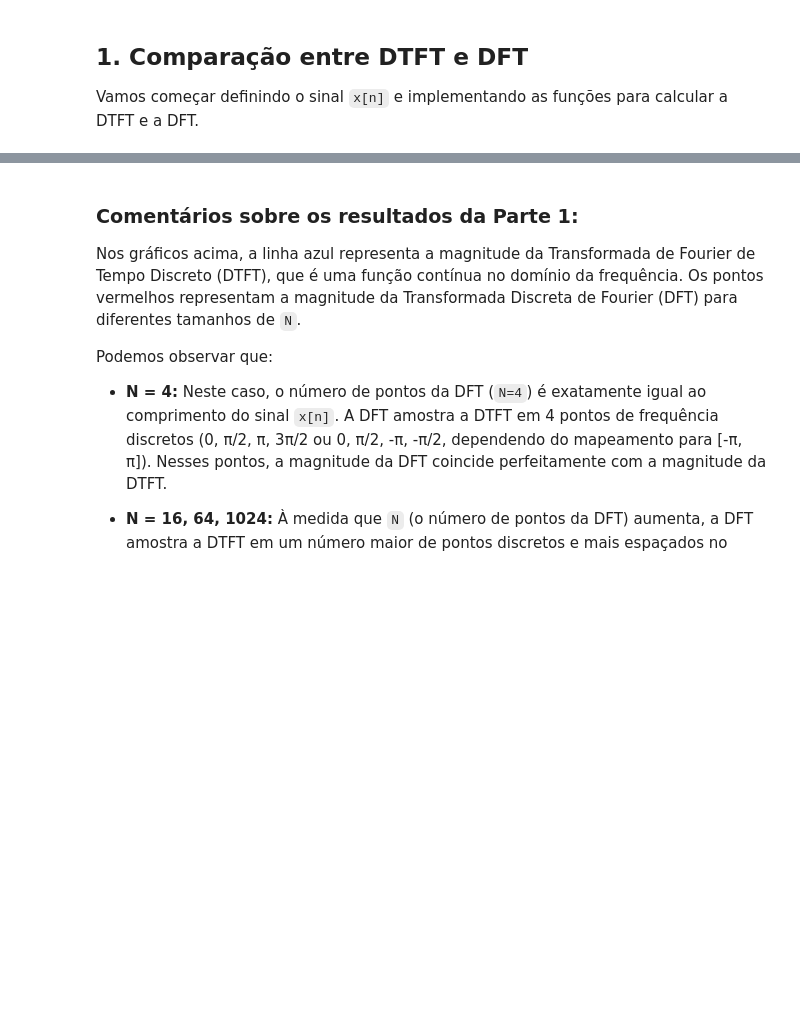
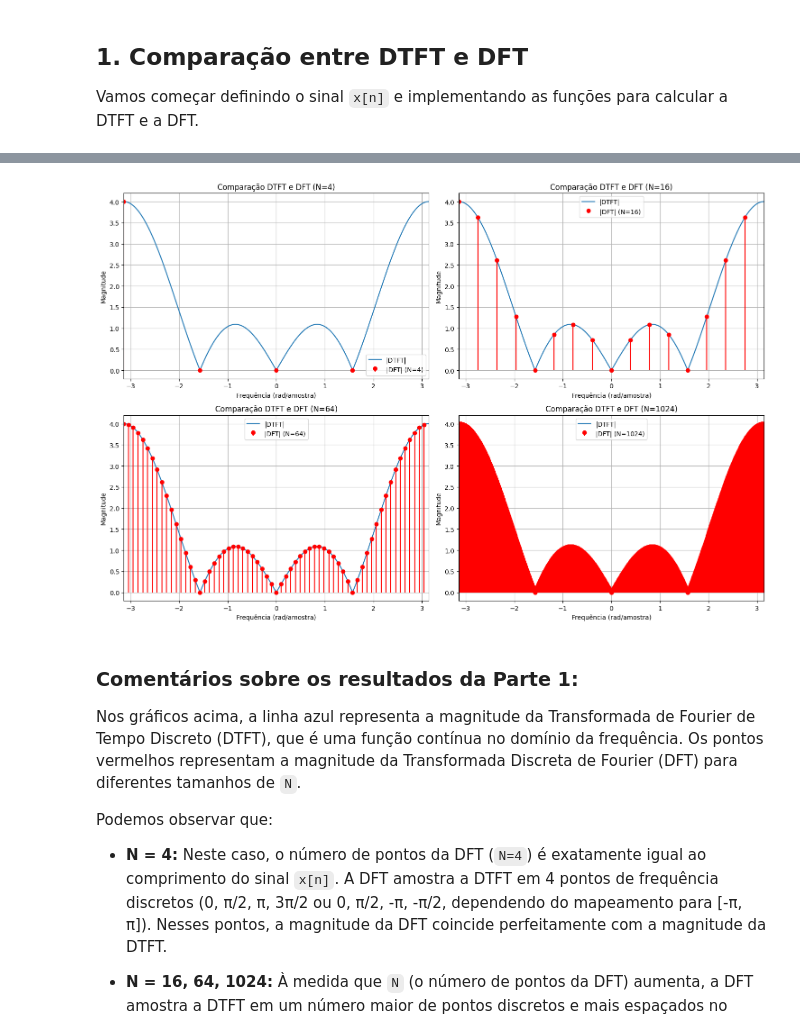
Before and after one commit to masterAristocats/Trabalho-Processamento-de-Sinais-I-4, a Jupyter notebook: rep.ipynb, the cells around one changed output, grey strips where cells are left out. Cells and saved outputs as stored; diff of their text form; code cells hidden in the pictures; blank space fills up the shorter version.

```diff
--- a/rep.ipynb
+++ b/rep.ipynb
@@ -63,0 +29,18 @@ plt.show()
+# %%
+def calculate_dft(x, N_dft):
+    # Ajuste do tamanho (zero-padding ou truncamento)
+    if N_dft > len(x):
+        x_padded = np.pad(x, (0, N_dft - len(x)), 'constant')
+    else:
+        x_padded = x[:N_dft]
+
+    # Cálculo da DFT usando FFT
+    dft = np.fft.fft(x_padded, N_dft)
+
+    # Frequências associadas
+    omega_dft = 2 * np.pi * np.fft.fftfreq(N_dft, d=1)
+
+    # Ordenar para intervalo [-pi, pi]
+    sorted_indices = np.argsort(omega_dft)
+
+    return omega_dft[sorted_indices], dft[sorted_indices]
@@ -64,3 +53,30 @@ plt.show()
+# %%
+plt.figure(figsize=(15, 10))
+
+for i, N in enumerate(Ns):
+    omega_dft, dft_spectrum = calculate_dft(x_n, N)
+
+    plt.subplot(2, 2, i + 1)
+
+    # DTFT (linha contínua)
+    plt.plot(omega_dtft, np.abs(dtft_spectrum), label='|DTFT|')
+
+    # DFT (pontos discretos)
+    plt.stem(omega_dft, np.abs(dft_spectrum),
+             linefmt='r-', markerfmt='ro', basefmt=' ',
+             label=f'|DFT| (N={N})')
+
+    plt.title(f'Comparação DTFT e DFT (N={N})')
+    plt.xlabel('Frequência (rad/amostra)')
+    plt.ylabel('Magnitude')
+    plt.grid(True)
+    plt.legend()
+    plt.xlim([-np.pi, np.pi])
+
+plt.tight_layout()
+plt.show()
+# %% [output]
+[figure, added]
 # %% [markdown]
 ### Comentários sobre os resultados da Parte 1:
 
```
Also changed, not shown: parts of 25 cells of this notebook.
